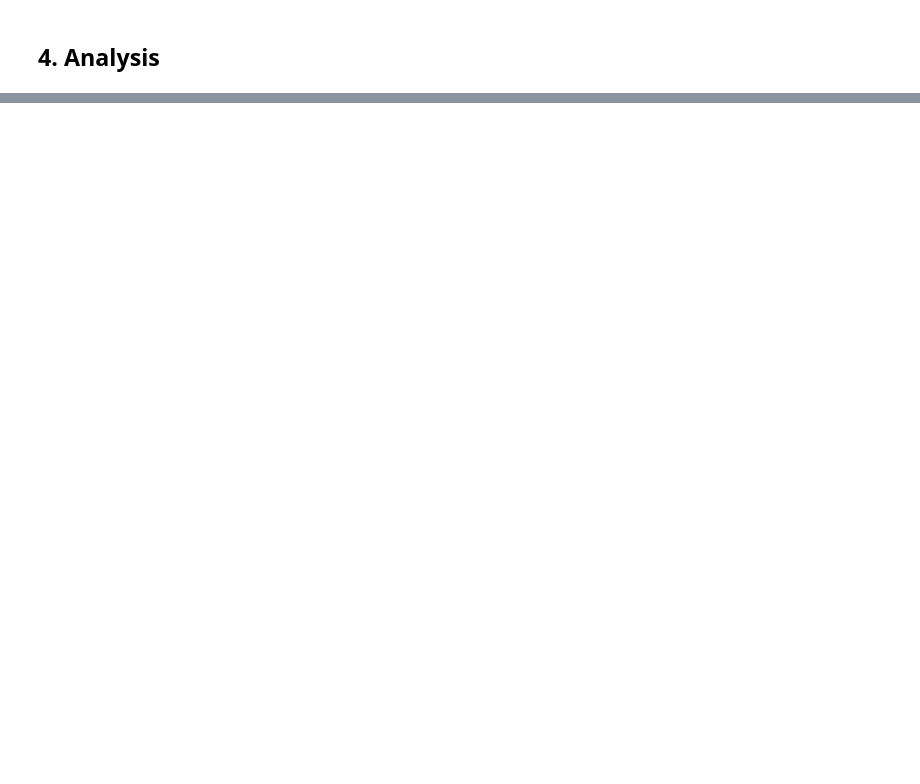
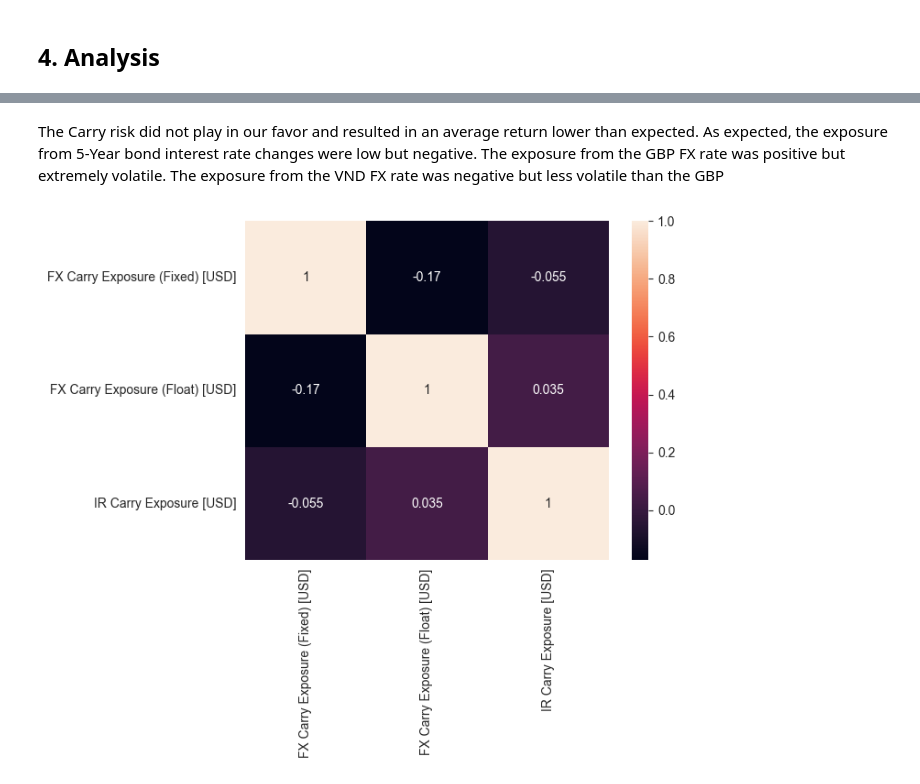
Before and after one commit to kwhyun97/FINM-33150-W23, a Jupyter notebook: Homework/Homework 5/Kiwan_Hyun_12125881_HW5.ipynb, the cells around one changed output, grey strips where cells are left out. Drawn from its saved outputs; the diff is of its cells as text; code cells hidden in the pictures; blank space fills up the shorter version.

```diff
--- a/Homework/Homework 5/Kiwan_Hyun_12125881_HW5.ipynb
+++ b/Homework/Homework 5/Kiwan_Hyun_12125881_HW5.ipynb
@@ -25,6 +26,7 @@ quarterly_coupon = 0.25
 weekly_interval = 1/52
 float_years = 5
 weekly_investment_USD = 10**7
+leverage = 5
 # %% [markdown]
 <h5> Helper Functions </h5>
 # %%
@@ -126,19 +130,23 @@ def FX_Float_Carry(YC, FX, cap, tenure, coupon_frequency, interval):
     df[('Exit IR (' + f + ')')] = df[tenure_tag].shift(-1)
     # simulating trade
     ret_series = cap * df[f] # exchange to home currency
+    df[('Entry Lend [' + f + ']')] = ret_series
     ret_series = ret_series / entry_bond # buy long-term bonds
-    df[('Entry Lend (' + f + ')')] = ret_series
     ret_series = ret_series * exit_bond.shift(-1) # sell long-term bonds
-    df[('Exit Lend (' + f + ')')] = ret_series
+    df[('Exit Lend [' + f + ']')] = ret_series
     ret_series = ret_series/df[f].shift(-1) # convert back to USD
-    df['Float 1-week Interest (USD)'] = ret_series - cap
+    df['Float 1-week Interest [USD]'] = ret_series - cap
+    # delegating exposures
+    expected =  cap * exit_bond/entry_bond
+    df['FX Carry Exposure (Float) [USD]'] = ret_series - ret_series * df[f].shift(-1) / df[f]
+    df['IR Carry Exposure [USD]'] = ret_series * df[f].shift(-1) / df[f] - expected
     # reorganizing columns
-    cols = df.columns.tolist()[-7:]
+    cols = df.columns.tolist()[-9:]
     return df[cols]
 # %%
-def FX_Fixed_Float_Carry(OIS, FX_fixed, YC, FX_float, cap, tenure, coupon_frequency, interval):
+def FX_Fixed_Float_Carry(OIS, FX_fixed, YC, FX_float, cap, tenure, coupon_frequency, leverage, interval):
     # computing FX Fixed Carry
-    fixed_df = FX_Fixed_Carry(OIS, FX_fixed, cap)
+    fixed_df = FX_Fixed_Carry(OIS, FX_fixed, cap, leverage, interval)
     # computing FX Float Carry
     float_df = FX_Float_Carry(YC, FX_float, cap, tenure, coupon_frequency, interval)
     # merging data
@@ -153,9 +161,21 @@ def FX_Fixed_Float_Carry(OIS, FX_fixed, YC, FX_float, cap, tenure, coupon_freque
     cols = cols[:1] + cols[-1:] + cols[1:-1]
     df = df[cols]
     # identifying entry points (OIS + 50 b.p. < 5Y swap rate)
-    df = df[df.iloc[:,3] + 50*10**(-4) < df.iloc[:,8]]
-    # computing weekly P&L of the fixed float carry
-    df['Weekly P&L (USD)'] = df['Fixed 1-week Interest (USD)'] + df['Float 1-week Interest (USD)']
+    df = df[df.iloc[:,4] < df.iloc[:,11]]
+    # breakdown of P&L
+    ## FX Exposure
+    df['Net FX Carry Exposure [USD]'] = df['FX Carry Exposure (Fixed) [USD]'] + df['FX Carry Exposure (Float) [USD]']
+    ## IR Exposure
+    df['Net IR Carry Exposure [USD]'] = df['IR Carry Exposure [USD]']
+    ## Net Exposure
+    df['Net Carry Exposure [USD]'] = df['Net FX Carry Exposure [USD]'] + df['Net IR Carry Exposure [USD]']
+    # P&L assessment
+    investment = cap / leverage
+    df['Weekly P&L [USD]'] = df['Fixed 1-week Interest [USD]'] + df['Float 1-week Interest [USD]']
+    expected = df['Weekly P&L [USD]'] - df['Net Carry Exposure [USD]']
+    df['Annualized Expected Return'] = np.log(expected/investment + 1) / interval
+    df['Annualized Actual Return'] = np.log(df['Weekly P&L [USD]']/investment + 1) / interval
+    df['Annualized Carry Delta'] = df['Annualized Actual Return'] - df['Annualized Expected Return']
     # double checking interval
     df = df[df['Entry Date'] + timedelta(timedelta(days=365*interval).days) == df['Exit Date']]
     return df.dropna()
@@ -181,7 +249,7 @@ PHP_FX = grab_quandl_table('CUR/PHP', end_date = end_date).rename(columns={'RATE
 <h2> 3. Fixed-Float Carry </h2>
 # %%
 GBP_VND = FX_Fixed_Float_Carry(UK_OIS, GBP_FX, VNM_YC, VND_FX,
-                               cap = weekly_investment_USD, interval = weekly_interval,
+                               cap = weekly_investment_USD, interval = weekly_interval, leverage = leverage,
                                tenure = float_years, coupon_frequency = quarterly_coupon)
 # %%
 GBP_THB = FX_Fixed_Float_Carry(UK_OIS, GBP_FX, THA_YC, THB_FX,
@@ -199,0 +361,14 @@ GBP_PHP = FX_Fixed_Float_Carry(UK_OIS, GBP_FX, PHL_YC, PHP_FX,
+# %% [markdown]
+The Carry risk did not play in our favor and resulted in an average return lower than expected.
+As expected, the exposure from 5-Year bond interest rate changes were low but negative.
+The exposure from the GBP FX rate was positive but extremely volatile.
+The exposure from the VND FX rate was negative but less volatile than the GBP
+# %%
+exposures1 = GBP_VND[['FX Carry Exposure (Fixed) [USD]',
+                     'FX Carry Exposure (Float) [USD]',
+                     'IR Carry Exposure [USD]']]/(10**7)
+exposures1['FX Carry Exposure (Fixed) [USD]'] = exposures1['FX Carry Exposure (Fixed) [USD]']*5/4
+sns.heatmap(exposures1.corr(), annot = True)
+None
+# %% [output]
+[figure, added]
```
Also changed, not shown: parts of 42 cells of this notebook.
